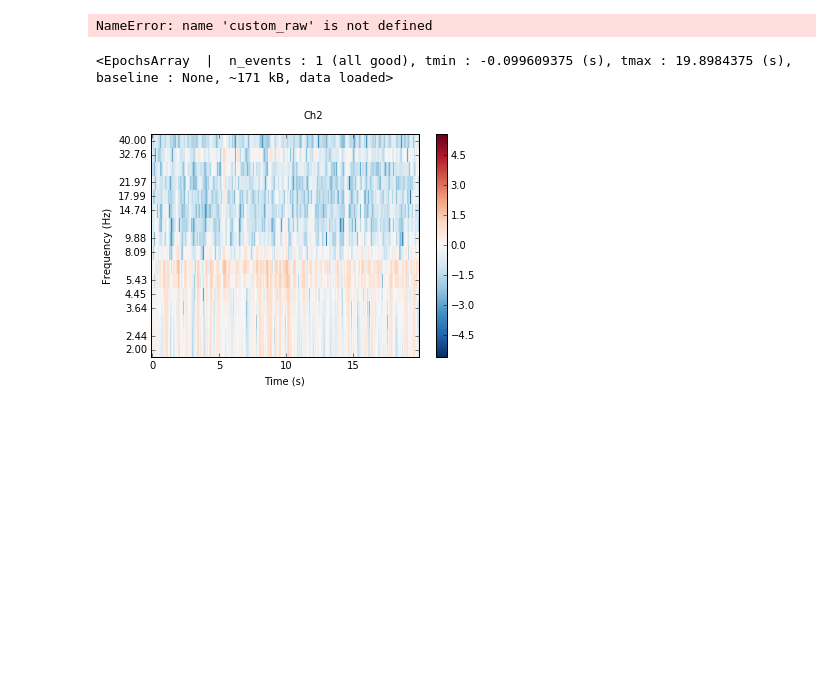
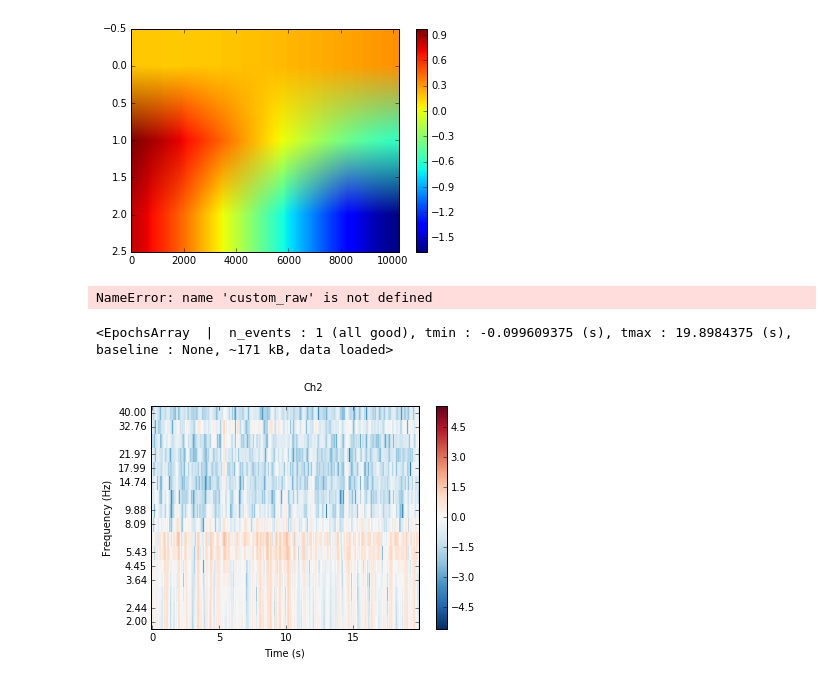
Before and after one commit to DiyuanLu/Epilepsy_classification, a Jupyter notebook: Untitled.ipynb, the cells around one changed output. Saved outputs shown, nothing was run; the diff lists cells and outputs as text; code cells hidden in the pictures; blank space fills up the shorter version.

```diff
--- a/Untitled.ipynb
+++ b/Untitled.ipynb
@@ -80,3 +189,9 @@ array(['data/test_files/Data_F_Ind0009.csv', '1'], dtype=object)
+# %%
+plt.imshow(IMF2D[1, :, :], aspect="auto")
+plt.colorbar()
+plt.show()
+# %% [output]
+[figure, added]
 # %%
 custom_raw.plot_psd(fmin=1.5, fmax=40)
 # events = mne.find_events(custom_raw, stim_channel='Ch1')
```
Also changed, not shown: parts of 16 cells of this notebook, 5 other files.
